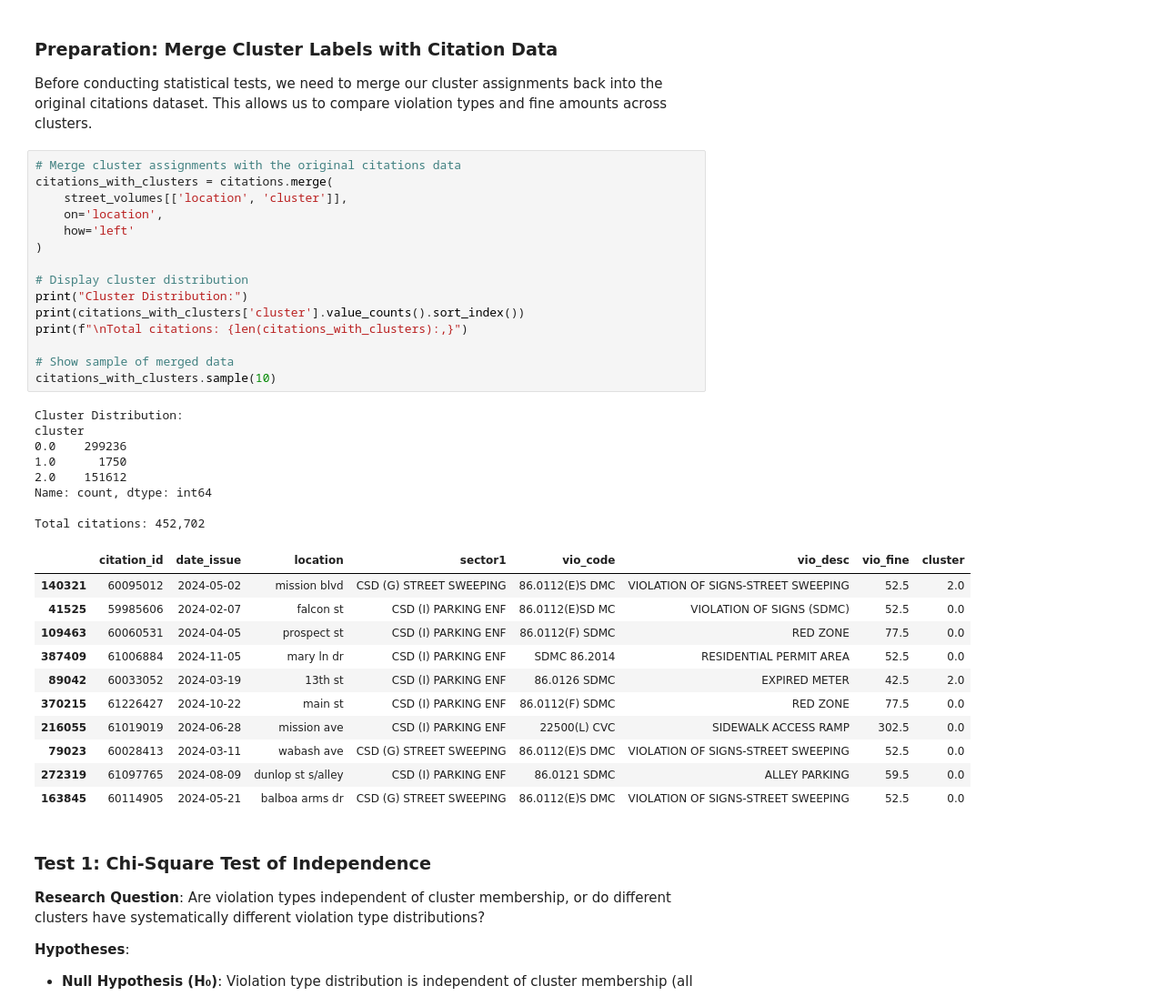
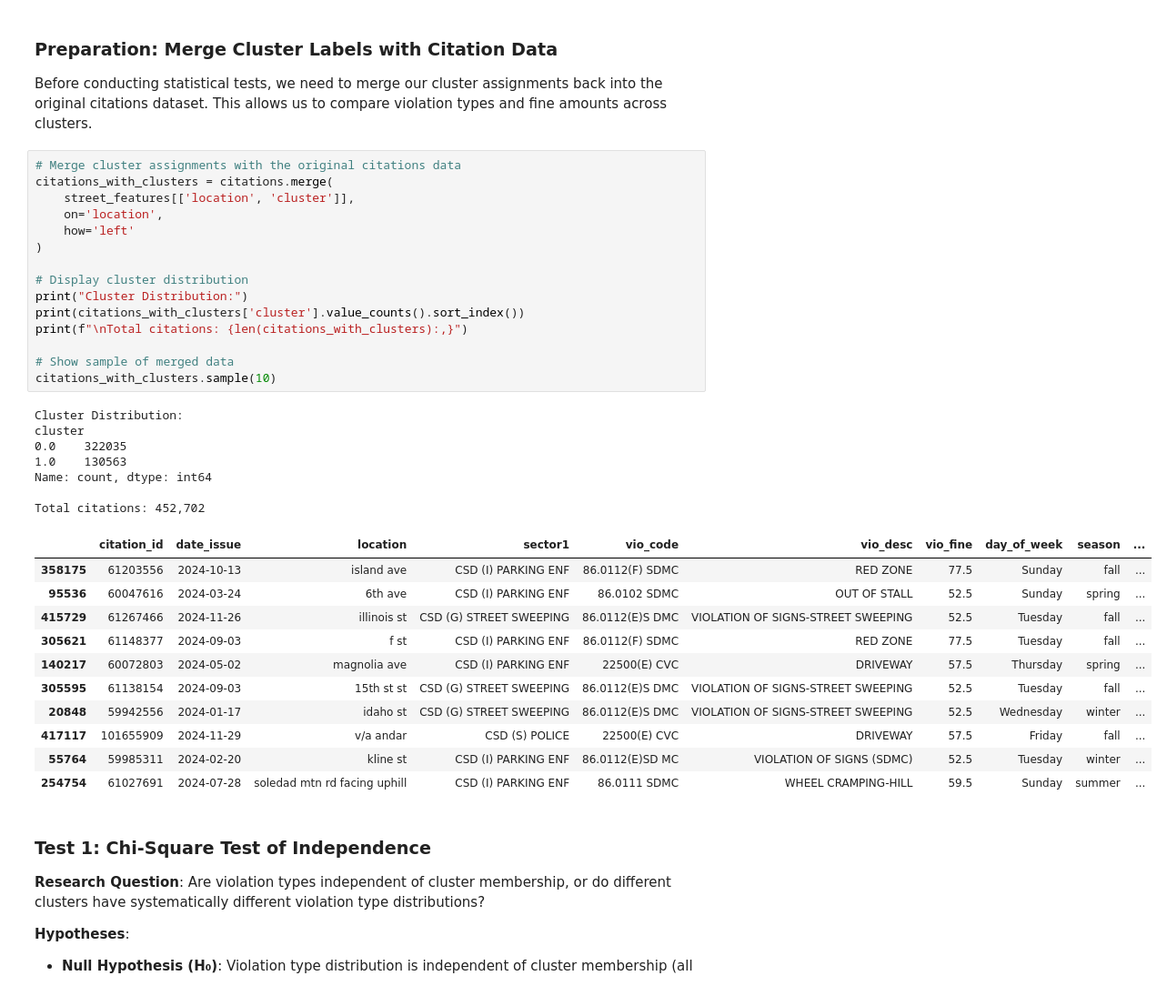
Before and after one commit to tobyzhan/Parking-Citation-Project, a Jupyter notebook: 03-FinalProject.ipynb, the cells around one changed output. Shown at 91% size. Saved outputs shown, nothing was run; the diff lists cells and outputs as text.

```diff
--- a/03-FinalProject.ipynb
+++ b/03-FinalProject.ipynb
@@ -819,38 +815,37 @@ Before conducting statistical tests, we need to merge our cluster assignments ba
 # %%
 # Merge cluster assignments with the original citations data
 citations_with_clusters = citations.merge(
-    street_volumes[['location', 'cluster']],
+    street_features[['location', 'cluster']],
     on='location',
     how='left'
 )
 
 # Display cluster distribution
 print("Cluster Distribution:")
 print(citations_with_clusters['cluster'].value_counts().sort_index())
 print(f"\nTotal citations: {len(citations_with_clusters):,}")
 
 # Show sample of merged data
 citations_with_clusters.sample(10)
 # %% [output]
 Cluster Distribution:
 cluster
-0.0    299236
-1.0      1750
-2.0    151612
+0.0    322035
+1.0    130563
 Name: count, dtype: int64
 
 Total citations: 452,702
-|  | citation_id | date_issue | location | sector1 | vio_code | vio_desc | vio_fine | cluster |
-| 140321 | 60095012 | 2024-05-02 | mission blvd | CSD (G) STREET SWEEPING | 86.0112(E)S DMC | VIOLATION OF SIGNS-STREET SWEEPING | 52.5 | 2.0 |
-| 41525 | 59985606 | 2024-02-07 | falcon st | CSD (I) PARKING ENF | 86.0112(E)SD MC | VIOLATION OF SIGNS (SDMC) | 52.5 | 0.0 |
-| 109463 | 60060531 | 2024-04-05 | prospect st | CSD (I) PARKING ENF | 86.0112(F) SDMC | RED ZONE | 77.5 | 0.0 |
-| 387409 | 61006884 | 2024-11-05 | mary ln dr | CSD (I) PARKING ENF | SDMC 86.2014 | RESIDENTIAL PERMIT AREA | 52.5 | 0.0 |
-| 89042 | 60033052 | 2024-03-19 | 13th st | CSD (I) PARKING ENF | 86.0126 SDMC | EXPIRED METER | 42.5 | 2.0 |
-| 370215 | 61226427 | 2024-10-22 | main st | CSD (I) PARKING ENF | 86.0112(F) SDMC | RED ZONE | 77.5 | 0.0 |
-| 216055 | 61019019 | 2024-06-28 | mission ave | CSD (I) PARKING ENF | 22500(L) CVC | SIDEWALK ACCESS RAMP | 302.5 | 0.0 |
-| 79023 | 60028413 | 2024-03-11 | wabash ave | CSD (G) STREET SWEEPING | 86.0112(E)S DMC | VIOLATION OF SIGNS-STREET SWEEPING | 52.5 | 0.0 |
-| 272319 | 61097765 | 2024-08-09 | dunlop st s/alley | CSD (I) PARKING ENF | 86.0121 SDMC | ALLEY PARKING | 59.5 | 0.0 |
-| 163845 | 60114905 | 2024-05-21 | balboa arms dr | CSD (G) STREET SWEEPING | 86.0112(E)S DMC | VIOLATION OF SIGNS-STREET SWEEPING | 52.5 | 0.0 |
+|  | citation_id | date_issue | location | sector1 | vio_code | vio_desc | vio_fine | day_of_week | season | ... |
+| 358175 | 61203556 | 2024-10-13 | island ave | CSD (I) PARKING ENF | 86.0112(F) SDMC | RED ZONE | 77.5 | Sunday | fall | ... |
+| 95536 | 60047616 | 2024-03-24 | 6th ave | CSD (I) PARKING ENF | 86.0102 SDMC | OUT OF STALL | 52.5 | Sunday | spring | ... |
+| 415729 | 61267466 | 2024-11-26 | illinois st | CSD (G) STREET SWEEPING | 86.0112(E)S DMC | VIOLATION OF SIGNS-STREET SWEEPING | 52.5 | Tuesday | fall | ... |
+| 305621 | 61148377 | 2024-09-03 | f st | CSD (I) PARKING ENF | 86.0112(F) SDMC | RED ZONE | 77.5 | Tuesday | fall | ... |
+| 140217 | 60072803 | 2024-05-02 | magnolia ave | CSD (I) PARKING ENF | 22500(E) CVC | DRIVEWAY | 57.5 | Thursday | spring | ... |
+| 305595 | 61138154 | 2024-09-03 | 15th st st | CSD (G) STREET SWEEPING | 86.0112(E)S DMC | VIOLATION OF SIGNS-STREET SWEEPING | 52.5 | Tuesday | fall | ... |
+| 20848 | 59942556 | 2024-01-17 | idaho st | CSD (G) STREET SWEEPING | 86.0112(E)S DMC | VIOLATION OF SIGNS-STREET SWEEPING | 52.5 | Wednesday | winter | ... |
+| 417117 | 101655909 | 2024-11-29 | v/a andar | CSD (S) POLICE | 22500(E) CVC | DRIVEWAY | 57.5 | Friday | fall | ... |
+| 55764 | 59985311 | 2024-02-20 | kline st | CSD (I) PARKING ENF | 86.0112(E)SD MC | VIOLATION OF SIGNS (SDMC) | 52.5 | Tuesday | winter | ... |
+| 254754 | 61027691 | 2024-07-28 | soledad mtn rd facing uphill | CSD (I) PARKING ENF | 86.0111 SDMC | WHEEL CRAMPING-HILL | 59.5 | Sunday | summer | ... |
 # %% [markdown]
 ### Test 1: Chi-Square Test of Independence
 
```
Also changed, not shown: parts of 9 cells of this notebook.
